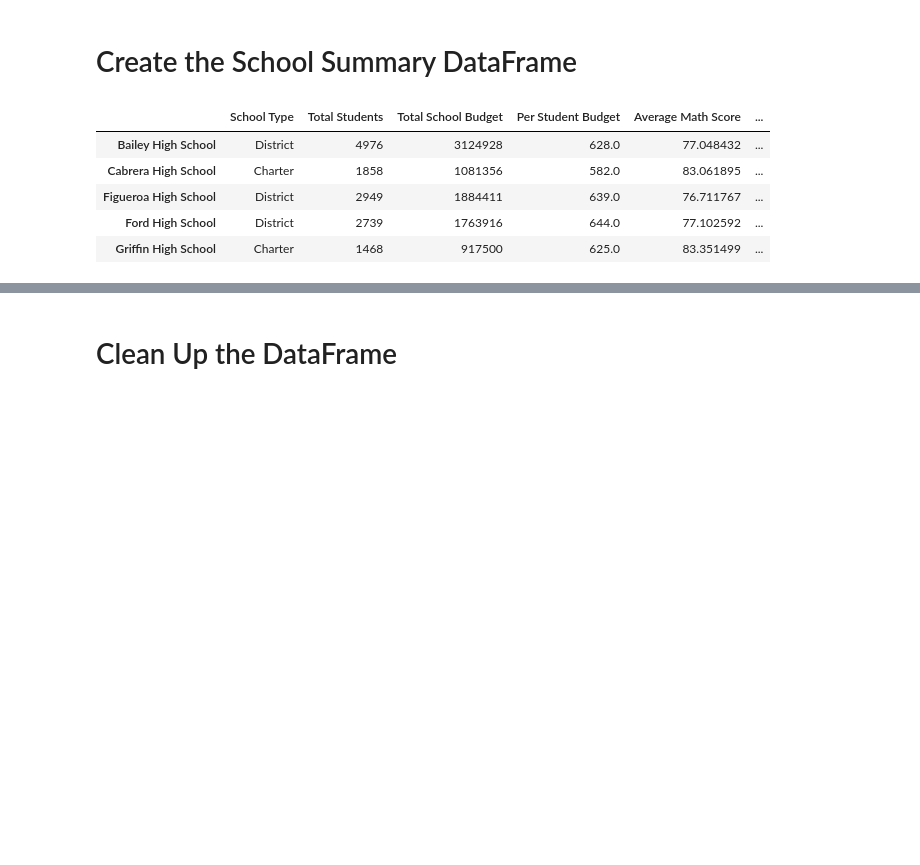
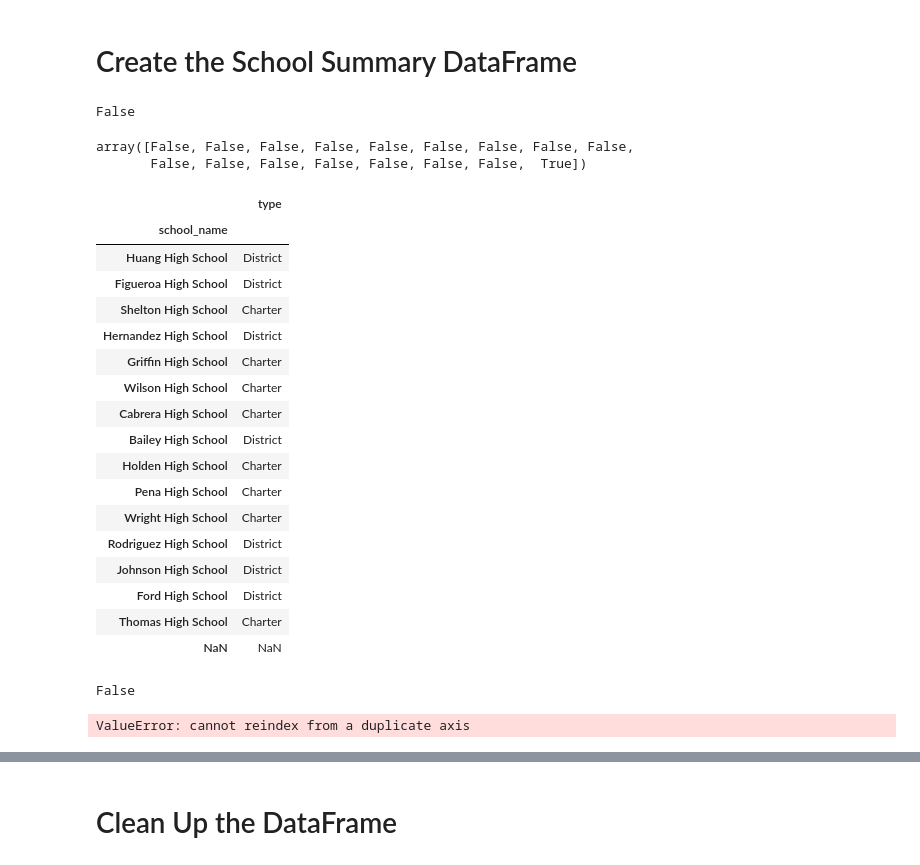
Before and after one commit to ruimin1231/School_District_Analysis, a Jupyter notebook: PyCitySchools.ipynb, the cells around one changed output, grey strips where cells are left out. Saved outputs shown, nothing was run; the diff lists cells and outputs as text; code cells hidden in the pictures; blank space fills up the shorter version.

```diff
--- a/PyCitySchools.ipynb
+++ b/PyCitySchools.ipynb
@@ -988,24 +1001,53 @@ Wright High School       90.333333
 dtype: float64
 # %% [markdown]
 # Create the School Summary DataFrame
-# %%
-# Adding a list of values with keys to create a new DataFrame.
-
-per_school_summary_df = pd.DataFrame({
-             "School Type": per_school_types,
-             "Total Students": per_school_counts,
-             "Total School Budget": per_school_budget,
-             "Per Student Budget": per_school_capita,
-             "Average Math Score": per_school_math,
-           "Average Reading Score": per_school_reading,
-           "% Passing Math": per_school_passing_math,
-           "% Passing Reading": per_school_passing_reading,
-           "% Overall Passing": per_overall_passing_percentage})
-per_school_summary_df.head()
-# %% [output]
-|  | School Type | Total Students | Total School Budget | Per Student Budget | Average Math Score | ... |
-| Bailey High School | District | 4976 | 3124928 | 628.0 | 77.048432 | ... |
-| Cabrera High School | Charter | 1858 | 1081356 | 582.0 | 83.061895 | ... |
-| Figueroa High School | District | 2949 | 1884411 | 639.0 | 76.711767 | ... |
-| Ford High School | District | 2739 | 1763916 | 644.0 | 77.102592 | ... |
-| Griffin High School | Charter | 1468 | 917500 | 625.0 | 83.351499 | ... |
+# %%
+df.index.is_unique
+# %% [output]
+False
+# %%
+df.index.duplicated()
+# %% [output]
+array([False, False, False, False, False, False, False, False, False,
+       False, False, False, False, False, False, False,  True])
+# %%
+df.loc[~df.index.duplicated(), :]
+# %% [output]
+|  | type |
+| school_name |  |
+| Huang High School | District |
+| Figueroa High School | District |
+| Shelton High School | Charter |
+| Hernandez High School | District |
+| Griffin High School | Charter |
+| Wilson High School | Charter |
+| Cabrera High School | Charter |
+| Bailey High School | District |
+| Holden High School | Charter |
+| Pena High School | Charter |
+| Wright High School | Charter |
+| Rodriguez High School | District |
+| Johnson High School | District |
+| Ford High School | District |
+| Thomas High School | Charter |
+| NaN | NaN |
+# %%
+df.index.is_unique
+# %% [output]
+False
+# %%
+# Adding a list of values with keys to create a new DataFrame.
+
+per_school_summary_df = pd.DataFrame({
+             "School Type": per_school_types,
+             "Total Students": per_school_counts,
+             "Total School Budget": per_school_budget,
+             "Per Student Budget": per_school_capita,
+             "Average Math Score": per_school_math,
+           "Average Reading Score": per_school_reading,
+           "% Passing Math": per_school_passing_math,
+           "% Passing Reading": per_school_passing_reading,
+           "% Overall Passing": per_overall_passing_percentage})
+per_school_summary_df.head()
+# %% [output]
+ValueError: cannot reindex from a duplicate axis
```
Also changed, not shown: parts of 62 cells of this notebook.
